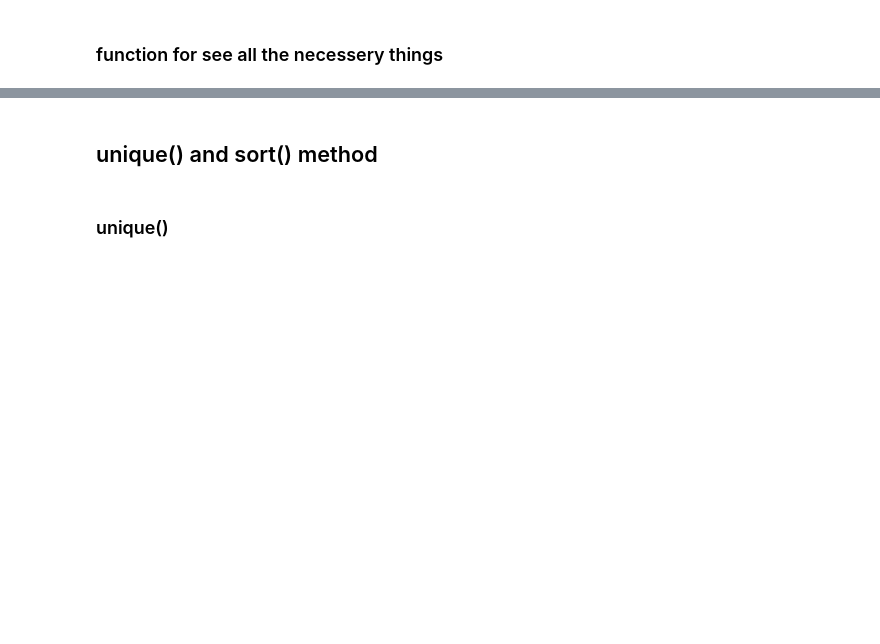
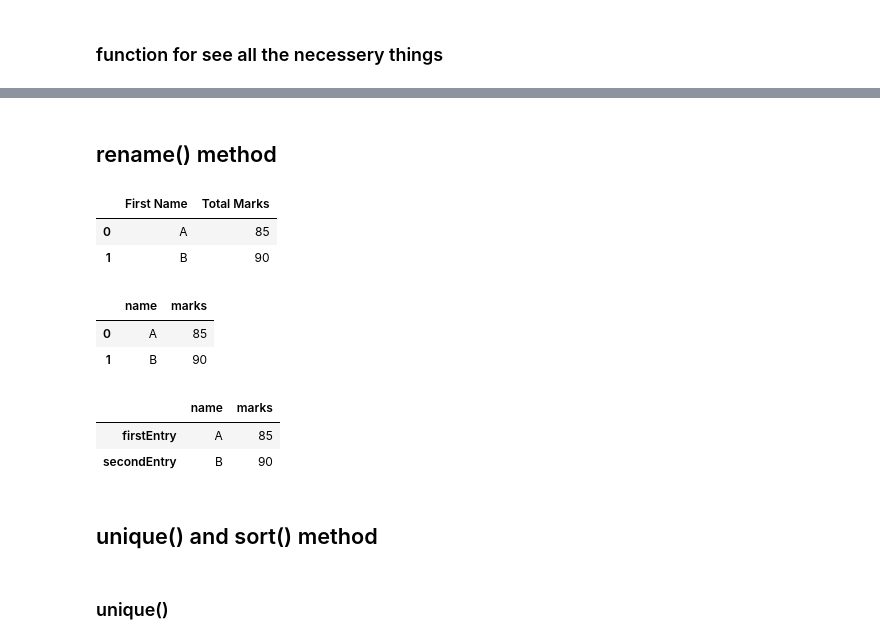
Before and after one commit to jihad-islam/Learning-ML, a Jupyter notebook: 3.Pandas/7.some_useful_methods.ipynb, the cells around one changed output, grey strips where cells are left out. Saved outputs shown, nothing was run; the diff lists cells and outputs as text; code cells hidden in the pictures; blank space fills up the shorter version.

```diff
--- a/3.Pandas/7.some_useful_methods.ipynb
+++ b/3.Pandas/7.some_useful_methods.ipynb
@@ -135,6 +135,34 @@ col1    0
 col2    0
 col3    0
 dtype: int64
+# %% [markdown]
+## rename() method
+# %%
+# একটি ছোট ডেটাসেট
+student_data = pd.DataFrame({
+    'First Name': ['A', 'B'],
+    'Total Marks': [85, 90]
+})
+
+student_data
+# %% [output]
+|  | First Name | Total Marks |
+| 0 | A | 85 |
+| 1 | B | 90 |
+# %%
+# rename() method dictonary use kore column er nam change kore
+student_data.rename(columns={'First Name': 'name', 'Total Marks': 'marks'})
+# %% [output]
+|  | name | marks |
+| 0 | A | 85 |
+| 1 | B | 90 |
+# %%
+# rename the index of the dataframe
+student_data.rename(index={0: 'firstEntry', 1: 'secondEntry'})
+# %% [output]
+|  | name | marks |
+| firstEntry | A | 85 |
+| secondEntry | B | 90 |
 # %% [markdown]
 ## unique() and sort() method
 # %% [markdown]
```
Also changed, not shown: parts of 13 cells of this notebook, 3 other files.
